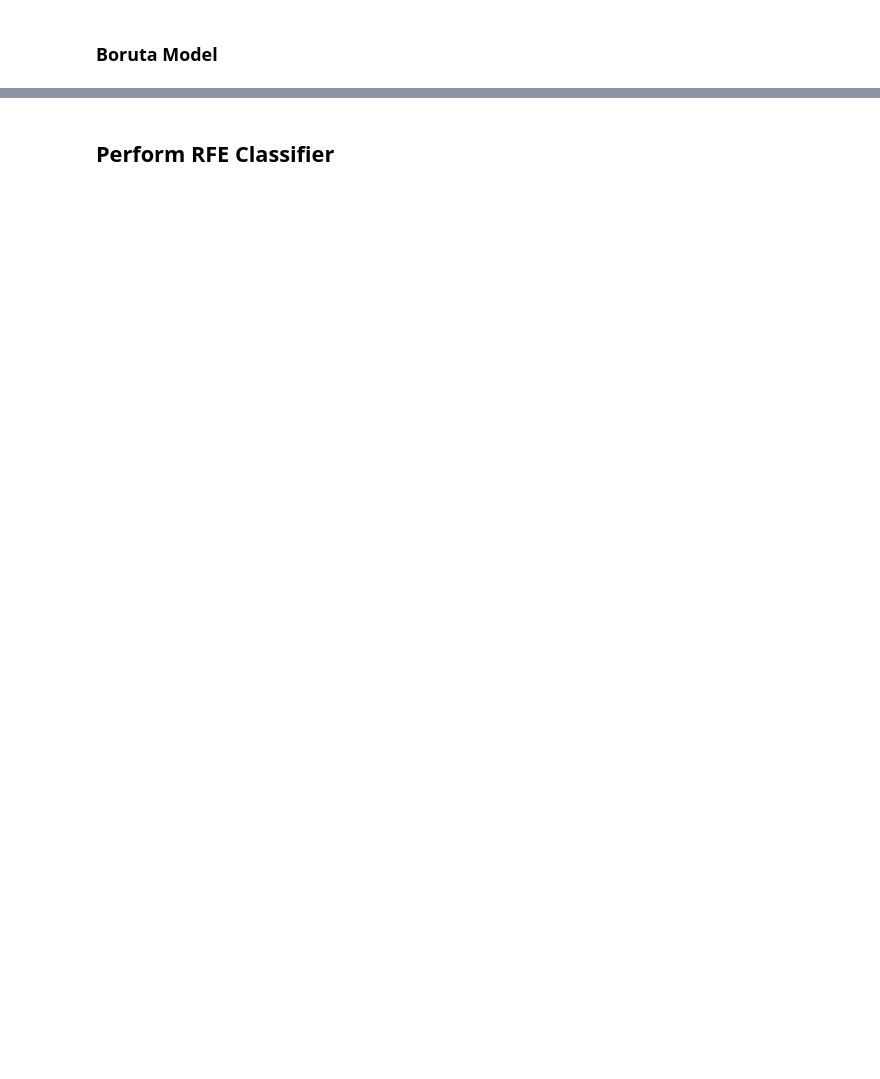
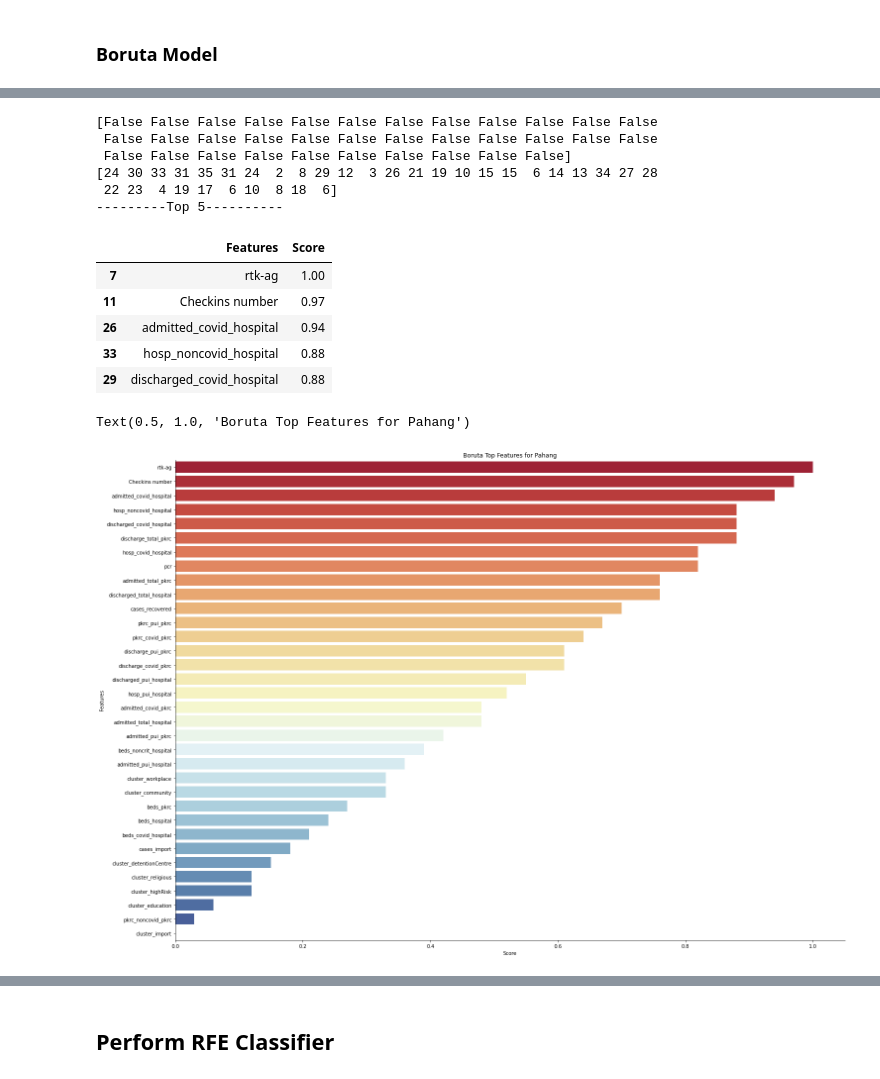
Before and after one commit to hanyikoh/Covid-19-Analysis-Streamlit, a Jupyter notebook: Question 3.ipynb, the cells around one changed output, grey strips where cells are left out. Drawn from its saved outputs; the diff is of its cells as text; code cells hidden in the pictures; blank space fills up the shorter version.

```diff
--- a/Question 3.ipynb
+++ b/Question 3.ipynb
@@ -1004,17 +1152,32 @@ plt.title("Boruta Top Features for All 4 states")
 # %%
+# Pahang
 df = rslt_df_ph
 y = df.cases_new
 X = df.drop(["cases_new","date","state"], 1)
 colnames = X.columns
 feat_selector.fit(X.values, y.values.ravel())
 print(feat_selector.support_)
 print(feat_selector.ranking_)
 boruta_score = ranking(list(map(float, feat_selector.ranking_)), colnames, order=-1)
 boruta_score = pd.DataFrame(list(boruta_score.items()), columns=['Features', 'Score'])
 boruta_score = boruta_score.sort_values("Score",ascending = False)
 print('---------Top 5----------')
-display(rfe_score.head(5))
-sns_boruta_plot = sns.catplot(x="Score", y="Features", data = boruta_score[0:35], kind = "bar",
-               height=14, aspect=1.5, palette='RdYlBu')
+display(boruta_score.head(5))
+sns_boruta_plot = sns.catplot(x="Score", y="Features", data = boruta_score[0:35], kind = "bar", height=14, aspect=1.5, palette='RdYlBu')
 plt.title("Boruta Top Features for Pahang")
+# %% [output]
+[False False False False False False False False False False False False
+ False False False False False False False False False False False False
+ False False False False False False False False False False]
+[24 30 33 31 35 31 24  2  8 29 12  3 26 21 19 10 15 15  6 14 13 34 27 28
+ 22 23  4 19 17  6 10  8 18  6]
+---------Top 5----------
+|  | Features | Score |
+| 7 | rtk-ag | 1.00 |
+| 11 | Checkins number | 0.97 |
+| 26 | admitted_covid_hospital | 0.94 |
+| 33 | hosp_noncovid_hospital | 0.88 |
+| 29 | discharged_covid_hospital | 0.88 |
+Text(0.5, 1.0, 'Boruta Top Features for Pahang')
+[figure, added]
 # %%
```
Also changed, not shown: parts of 35 cells of this notebook, 1 other file.
